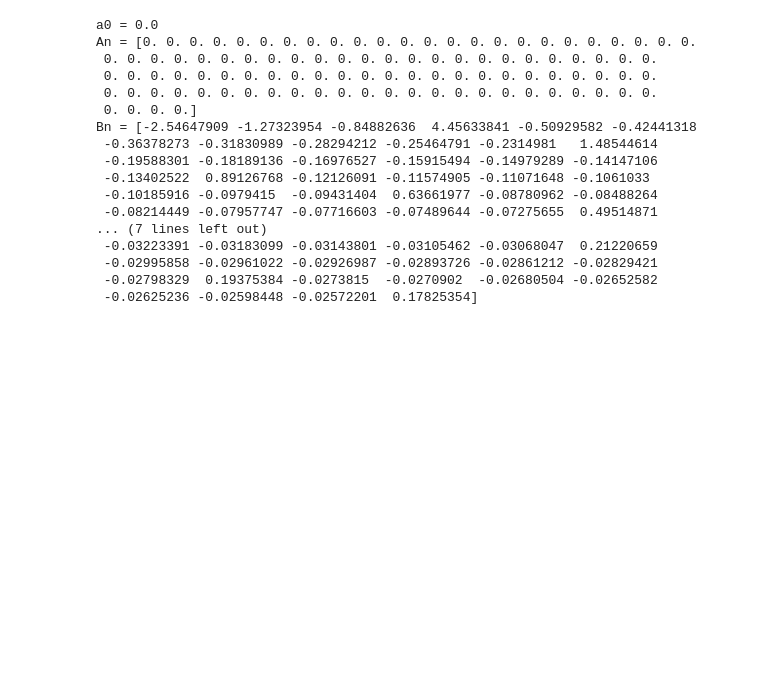
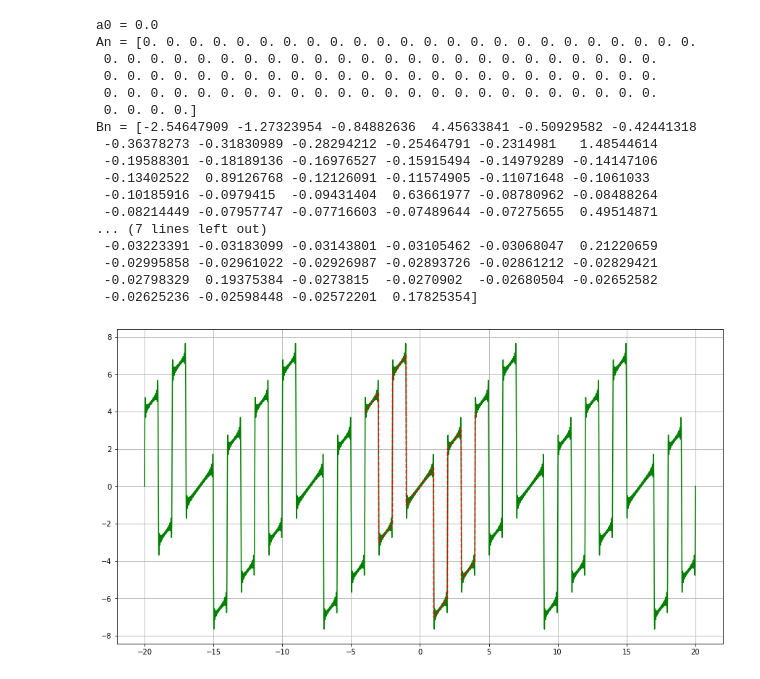
Before and after one commit to narula2000/ssm, a Jupyter notebook: Homework/Homework 3.1.ipynb, the cells around one changed output. Drawn from its saved outputs; the diff is of its cells as text; code cells hidden in the pictures; blank space fills up the shorter version.

```diff
--- a/Homework/Homework 3.1.ipynb
+++ b/Homework/Homework 3.1.ipynb
@@ -98,8 +98,8 @@ def f(x):
     else:
         return x
 
-
-x = np.linspace(-4, 4, 100000)
+acc = 100000
+x = np.linspace(-4, 4, acc)
 y = [f(e) for e in x]
 
 plt.figure(figsize=(15, 8))
@@ -154,15 +154,3 @@ plt.plot(x, y, 'r--')
 plt.grid()
 # %% [output]
 [figure]
-# %%
-li = -16  # Lower bound
-lf = 16   # Upper bound
-l = (lf-li) * 0.5  # Bound length
-
-x2 = np.linspace(li, lf, 100000)
-y2 = [fourierSeries(coeffs, xi, l, n) for xi in x2]
-
-plt.figure(figsize=(15, 8))
-plt.plot(x2, y2, 'g')
-plt.plot(x, y, 'r--')
-plt.grid()
@@ -190,3 +176,18 @@ Bn = [-2.54647909 -1.27323954 -0.84882636  4.45633841 -0.50929582 -0.42441318
  -0.02995858 -0.02961022 -0.02926987 -0.02893726 -0.02861212 -0.02829421
  -0.02798329  0.19375384 -0.0273815  -0.0270902  -0.02680504 -0.02652582
  -0.02625236 -0.02598448 -0.02572201  0.17825354]
+# %%
+T = [(-20, -12), (-12, -4), (-4, 4), (4, 12), (12, 20)] # All periods
+plt.figure(figsize=(15, 8))
+
+for t in T:
+    li, lf = t
+    l = (lf-li) * 0.5  # Bound length
+    _x = np.linspace(li, lf, acc)
+    _y = [fourierSeries(coeffs, xi, l, n) for xi in x]
+    plt.plot(_x, _y, 'g')
+
+plt.plot(x, y, 'r--')
+plt.grid()
+# %% [output]
+[figure, new version]
```
Also changed, not shown: parts of 2 cells of this notebook.
